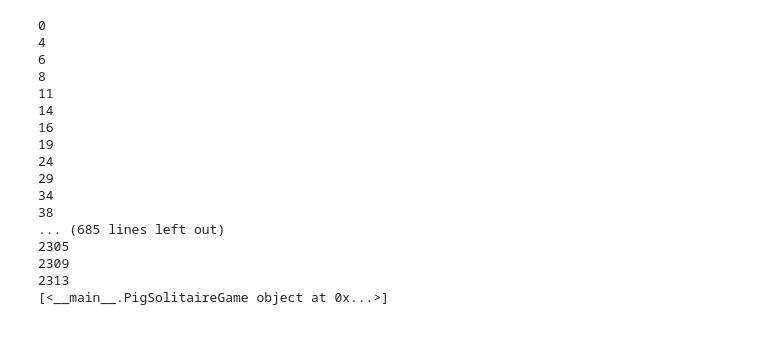
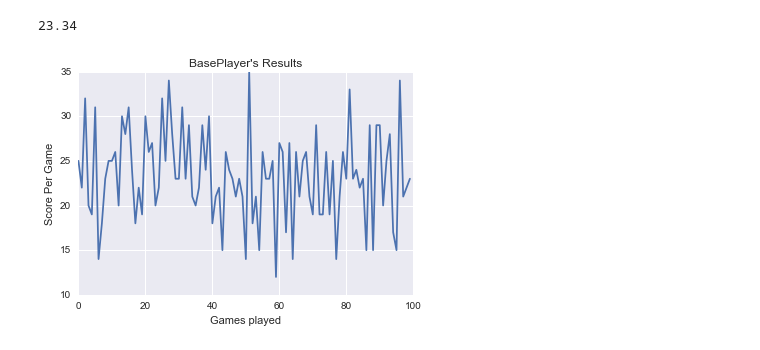
Before and after one commit to RyanOakes/ultimate-pig, a Jupyter notebook: ultimate-pig.ipynb, the cells around one changed output. Saved outputs shown, nothing was run; the diff lists cells and outputs as text; code cells hidden in the pictures.

```diff
--- a/ultimate-pig.ipynb
+++ b/ultimate-pig.ipynb
@@ -69,27 +68,24 @@ class PigYolo(Player):
 
     def is_rolling_again(self):
         return self.rolls < 7
-# %%
-game = PigSolitaireGame(Player())
-
-game.play_game()
-
-print(main_player_list)
-# %% [output]
-0
-4
-6
-8
-11
-14
-16
-19
-24
-29
-34
-38
-... (685 lines left out)
-2305
-2309
-2313
-[<__main__.PigSolitaireGame object at 0x...>]
+# %%
+#Sim 1000 games for Baseplayer
+game = PigSolitaireGame(Player())
+
+all_points = game.play_game()
+
+base_player = all_points
+# %%
+#Baseplayer's mean score over those games was 23.34.
+st.mean(all_points)
+# %% [output]
+23.34
+# %%
+#Graph highlighting the BasePlayer's score over the course of 1000 games.
+plt.plot(base_player)
+plt.xlabel('Games played')
+plt.ylabel('Score Per Game')
+plt.title("BasePlayer's Results")
+plt.show()
+# %% [output]
+[figure, added]
```
Also changed, not shown: parts of 13 cells of this notebook.
